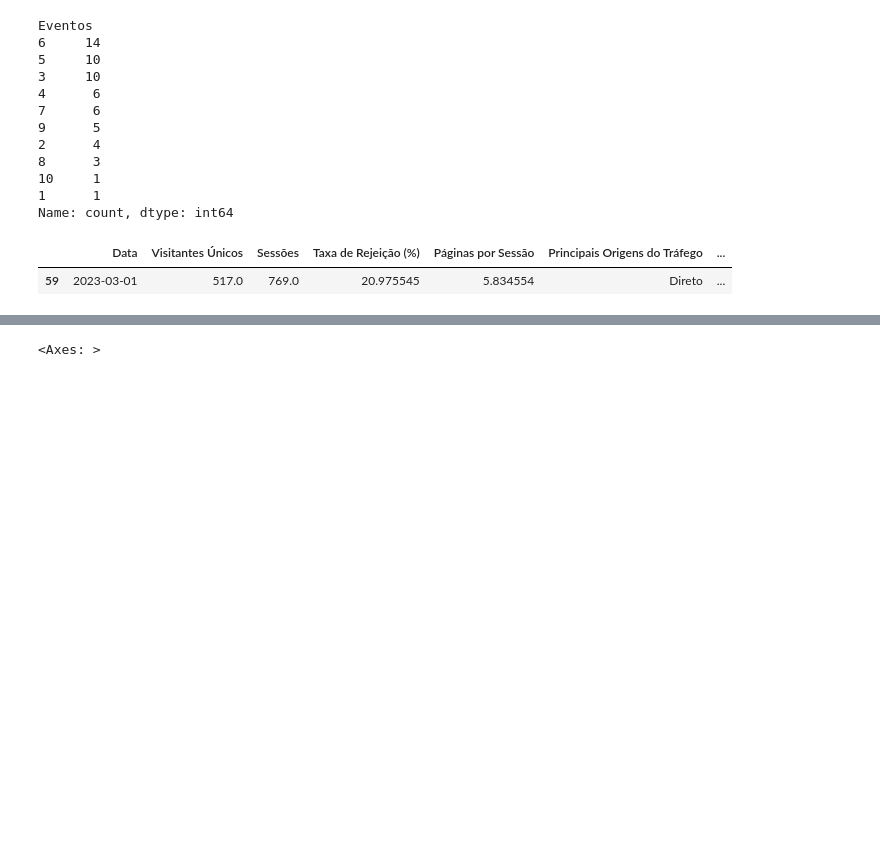
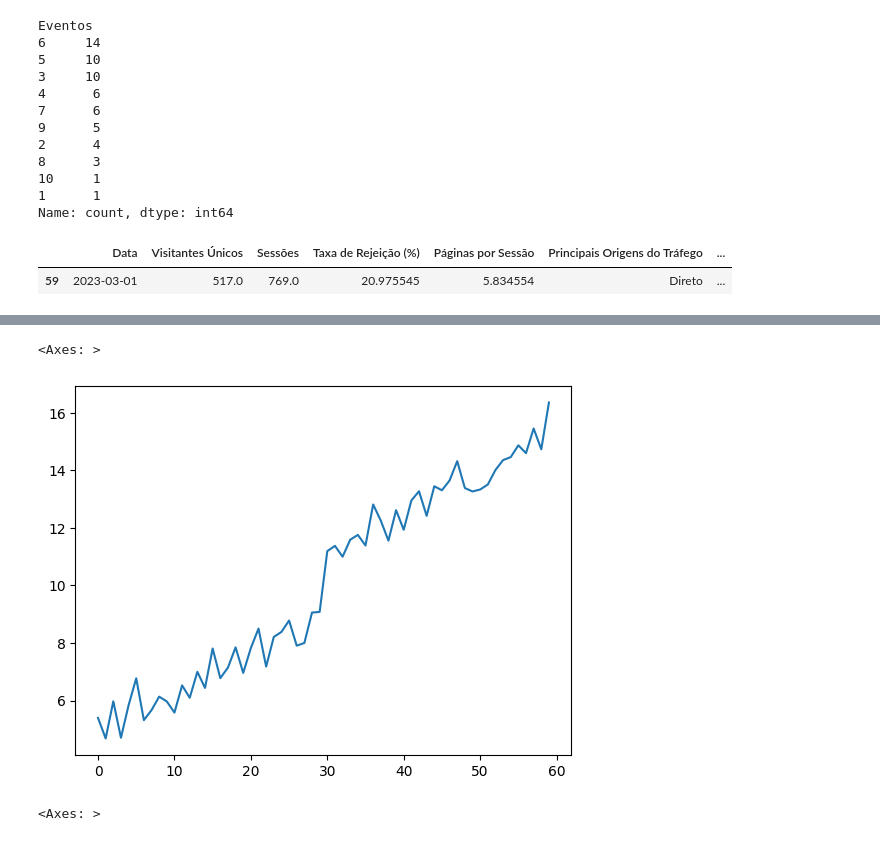
Before and after one commit to VitorMoura01/SI10-Prova1, a Jupyter notebook: ITL_SI10_2024_Prova_P1_Espec.ipynb, the cells around one changed output, grey strips where cells are left out. Drawn from its saved outputs; the diff is of its cells as text; code cells hidden in the pictures; blank space fills up the shorter version.

```diff
--- a/ITL_SI10_2024_Prova_P1_Espec.ipynb
+++ b/ITL_SI10_2024_Prova_P1_Espec.ipynb
@@ -115,3 +120,8 @@ Vamos considerar, a partir do gráfico abaixo, que as mudanças na página ocorr
+# %%
+df['Tempo Médio de Sessão (minutos)'].plot()
+# %% [output]
+<Axes: >
+[figure, added]
 # %%
 df.plot()
 # %% [output]
```
Also changed, not shown: parts of 15 cells of this notebook.
